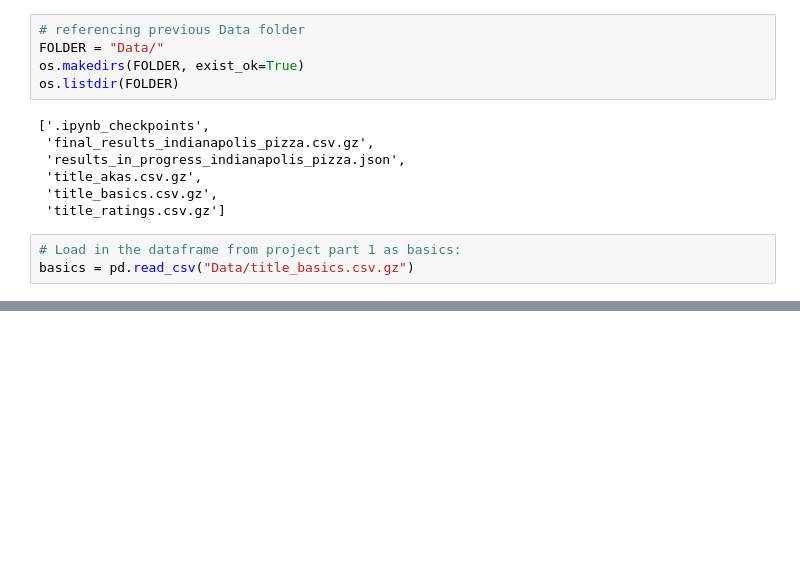
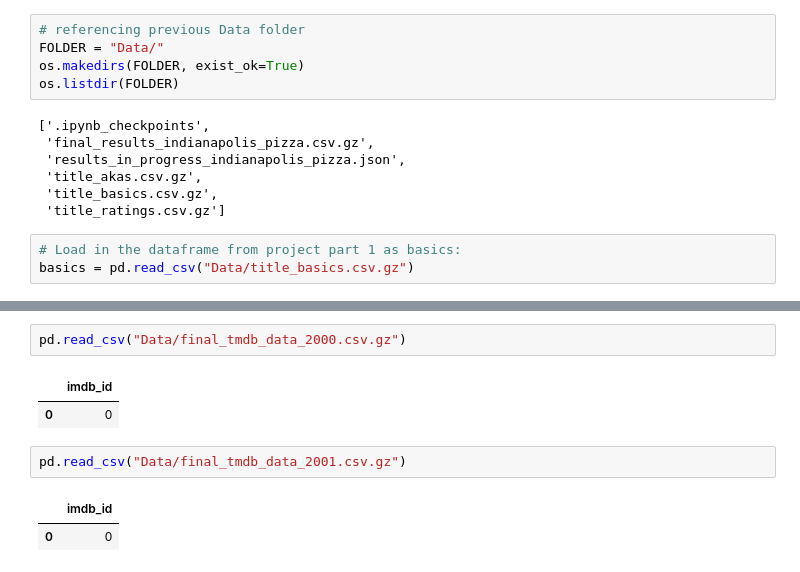
Before and after one commit to JamisonHunter/IMDB-Data-Analysis, a Jupyter notebook: imdb_data_analysis_j_hunter.ipynb, the cells around one changed output, grey strips where cells are left out. Saved outputs shown, nothing was run; the diff lists cells and outputs as text; blank space fills up the shorter version.

Commit message:
Update imdb_data_analysis_j_hunter.ipynb
Showing that final csv to data frame reads are empty

```diff
--- a/imdb_data_analysis_j_hunter.ipynb
+++ b/imdb_data_analysis_j_hunter.ipynb
@@ -388,0 +389,10 @@ Please use `tqdm.notebook.tqdm` instead of `tqdm.tqdm_notebook`
+# %%
+pd.read_csv("Data/final_tmdb_data_2000.csv.gz")
+# %% [output]
+|  | imdb_id |
+| 0 | 0 |
+# %%
+pd.read_csv("Data/final_tmdb_data_2001.csv.gz")
+# %% [output]
+|  | imdb_id |
+| 0 | 0 |
```
Also changed, not shown: parts of 10 cells of this notebook.
